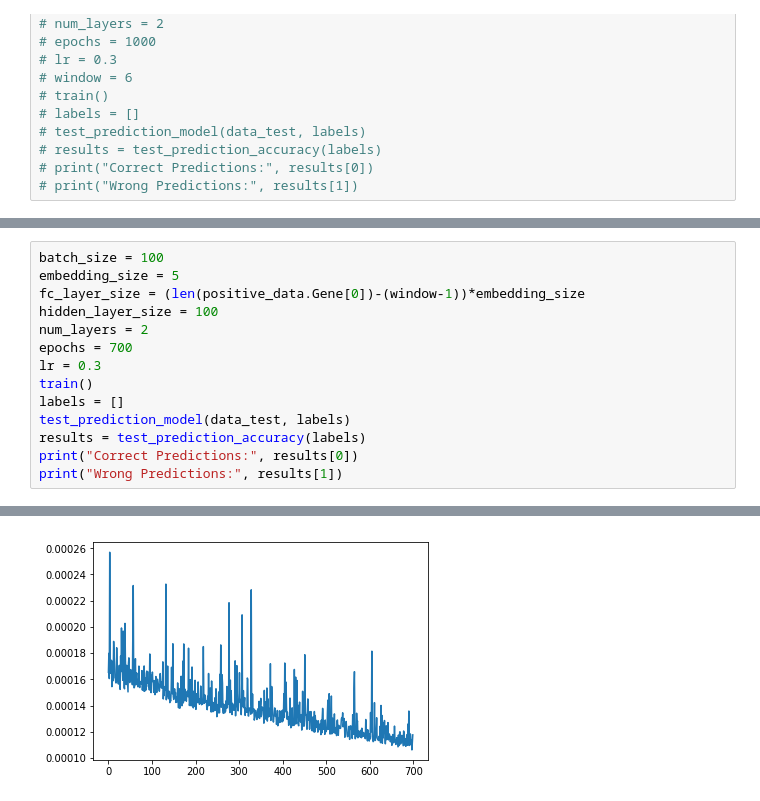
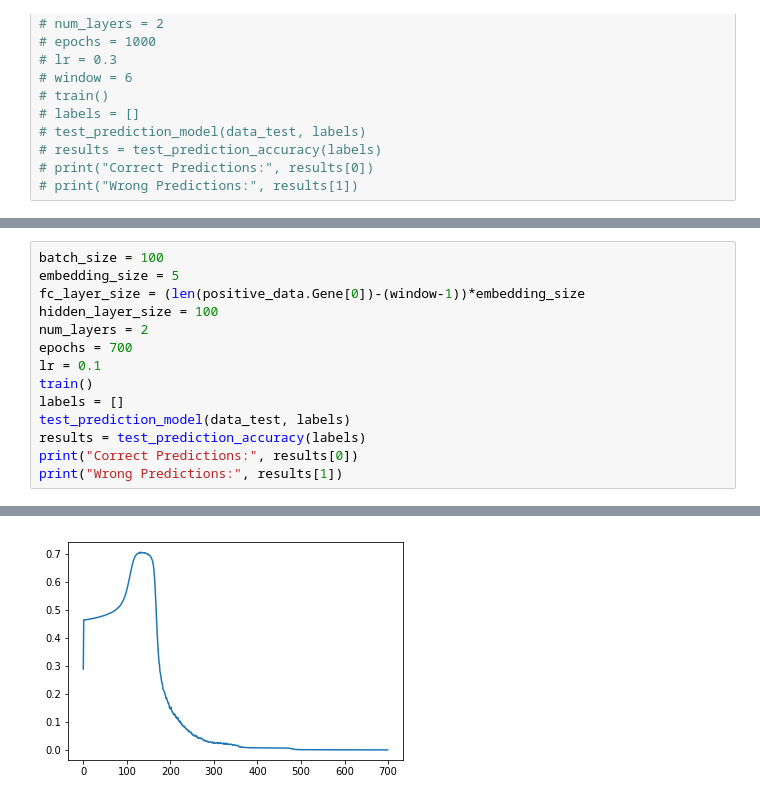
Before and after one commit to siddarthhari95/Gene-Annotation, a Jupyter notebook: Gene_Annotation.ipynb, the cells around one changed output, grey strips where cells are left out. Saved outputs shown, nothing was run; the diff lists cells and outputs as text.

```diff
--- a/Gene_Annotation.ipynb
+++ b/Gene_Annotation.ipynb
@@ -353,7 +374,7 @@ fc_layer_size = (len(positive_data.Gene[0])-(window-1))*embedding_size
 hidden_layer_size = 100
 num_layers = 2
 epochs = 700
-lr = 0.3
+lr = 0.1
 train()
 labels = []
 test_prediction_model(data_test, labels)
@@ -370 +391 @@ Wrong Predictions: 23
-[figure, old version]
+[figure, new version]
```
Also changed, not shown: parts of 7 cells of this notebook.
